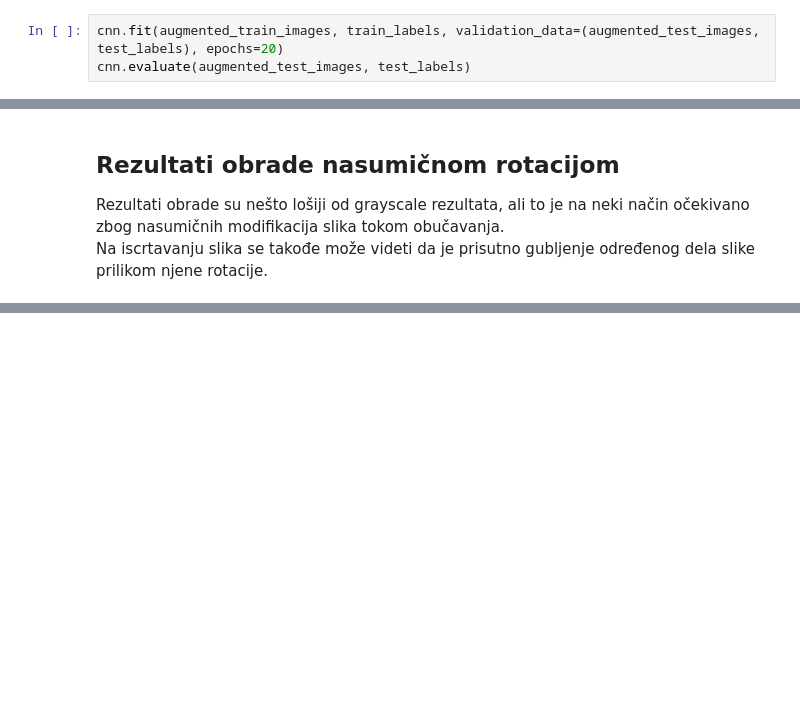
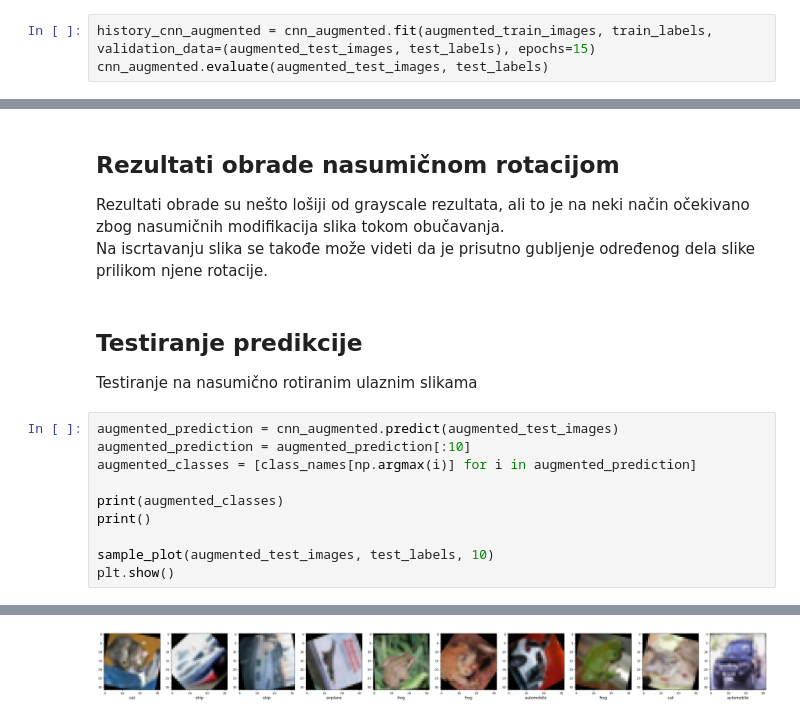
Before and after one commit to ssspetrovic/Image-Classification, a Jupyter notebook: image_classification.ipynb, the cells around one changed output, grey strips where cells are left out. Cells and saved outputs as stored; diff of their text form; blank space fills up the shorter version.

```diff
--- a/image_classification.ipynb
+++ b/image_classification.ipynb
@@ -646,6 +689,6 @@ plt.show()
 # %% [markdown]
 ### Treniranje modela na izmenjenim slikama
 # %%
-cnn.fit(augmented_train_images, train_labels, validation_data=(augmented_test_images, test_labels), epochs=20)
-cnn.evaluate(augmented_test_images, test_labels)
+history_cnn_augmented = cnn_augmented.fit(augmented_train_images, train_labels, validation_data=(augmented_test_images, test_labels), epochs=15)
+cnn_augmented.evaluate(augmented_test_images, test_labels)
 # %% [output]
@@ -671,3 +714,17 @@ Epoch 20/20
 ## Rezultati obrade nasumičnom rotacijom
 Rezultati obrade su nešto lošiji od grayscale rezultata, ali to je na neki način očekivano zbog nasumičnih modifikacija slika tokom obučavanja. <br>
 Na iscrtavanju slika se takođe može videti da je prisutno gubljenje određenog dela slike prilikom njene rotacije.
+# %% [markdown]
+## Testiranje predikcije
+Testiranje na nasumično rotiranim ulaznim slikama
+# %%
+augmented_prediction = cnn_augmented.predict(augmented_test_images)
+augmented_prediction = augmented_prediction[:10]
+augmented_classes = [class_names[np.argmax(i)] for i in augmented_prediction]
+
+print(augmented_classes)
+print()
+
+sample_plot(augmented_test_images, test_labels, 10)
+plt.show()
+# %% [output]
@@ -673,0 +733 @@ Na iscrtavanju slika se takođe može videti da je prisutno gubljenje određenog
+[figure, added]
```
Also changed, not shown: parts of 36 cells of this notebook.
